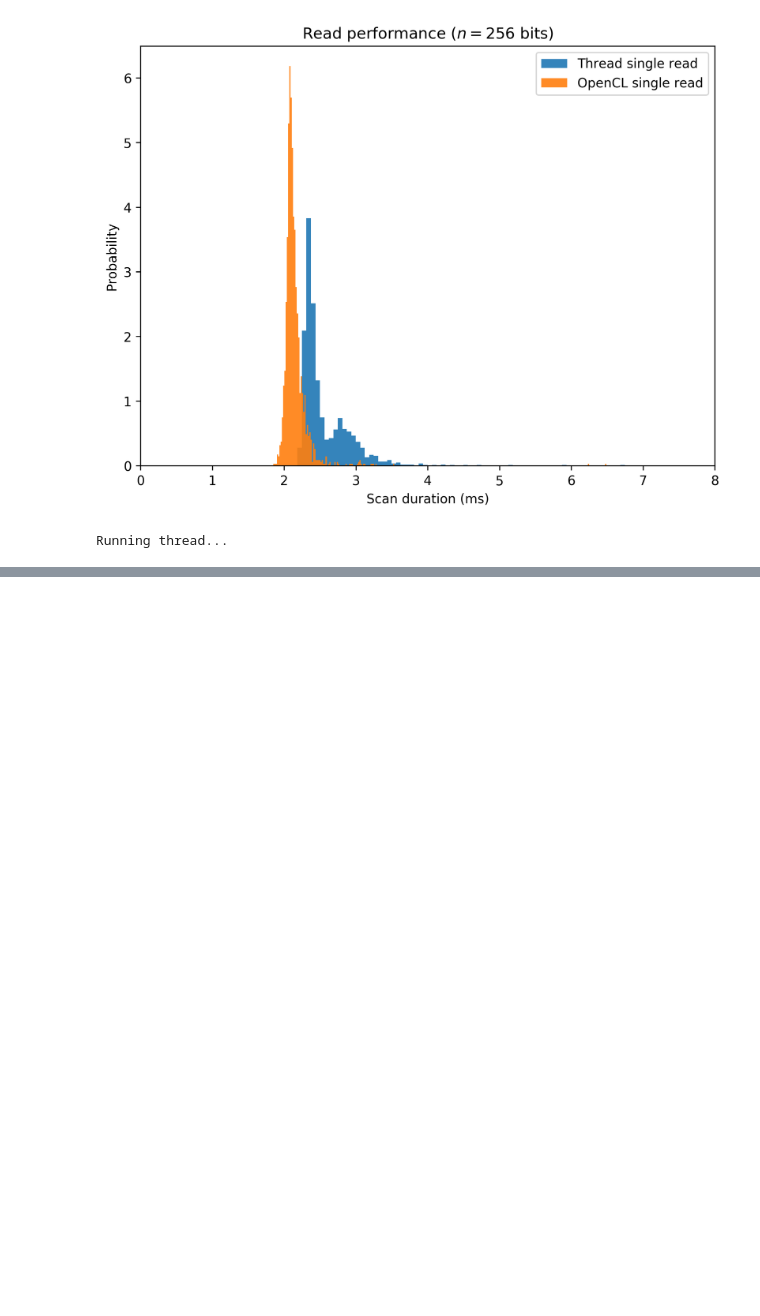
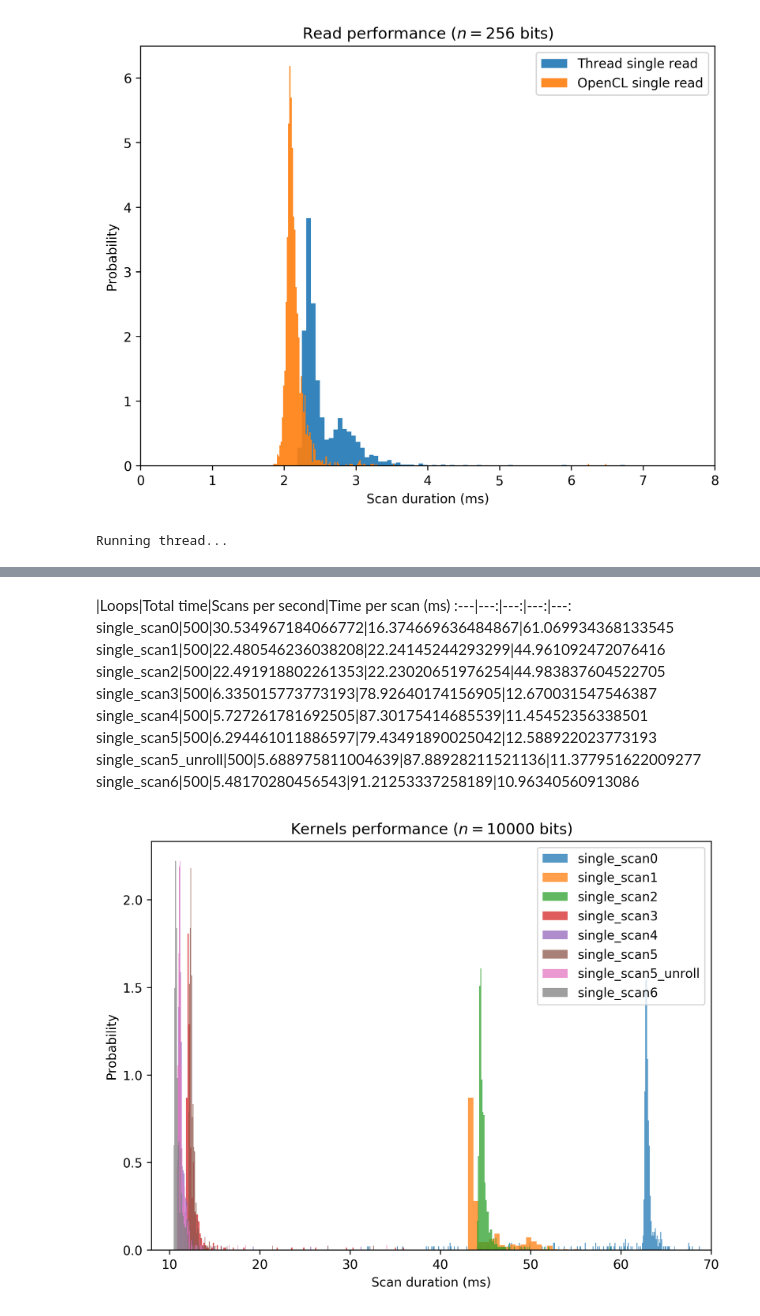
Before and after one commit to msbrogli/sdm-framework, a Jupyter notebook: docs/notebooks/Performance test.ipynb, the cells around one changed output, grey strips where cells are left out. Cells and saved outputs as stored; diff of their text form; code cells hidden in the pictures; blank space fills up the shorter version.

```diff
--- a/docs/notebooks/Performance test.ipynb
+++ b/docs/notebooks/Performance test.ipynb
@@ -250,0 +347,2 @@ Running thread...
+# %%
+p3timer10k = run_part3(10000, 1000000, 4845, n=500)
@@ -250,0 +358,14 @@ Running thread...
+# %%
+results_part3(10000, p3timer10k, hist_xlim=(8, 70))
+# %% [output]
+|Loops|Total time|Scans per second|Time per scan (ms)
+:---|---:|---:|---:|---:
+single_scan0|500|30.534967184066772|16.374669636484867|61.069934368133545
+single_scan1|500|22.480546236038208|22.24145244293299|44.961092472076416
+single_scan2|500|22.491918802261353|22.23020651976254|44.983837604522705
+single_scan3|500|6.335015773773193|78.92640174156905|12.670031547546387
+single_scan4|500|5.727261781692505|87.30175414685539|11.45452356338501
+single_scan5|500|6.294461011886597|79.43491890025042|12.588922023773193
+single_scan5_unroll|500|5.688975811004639|87.88928211521136|11.377951622009277
+single_scan6|500|5.48170280456543|91.21253337258189|10.96340560913086
+[figure, added]
```
Also changed, not shown: parts of 15 cells of this notebook.
